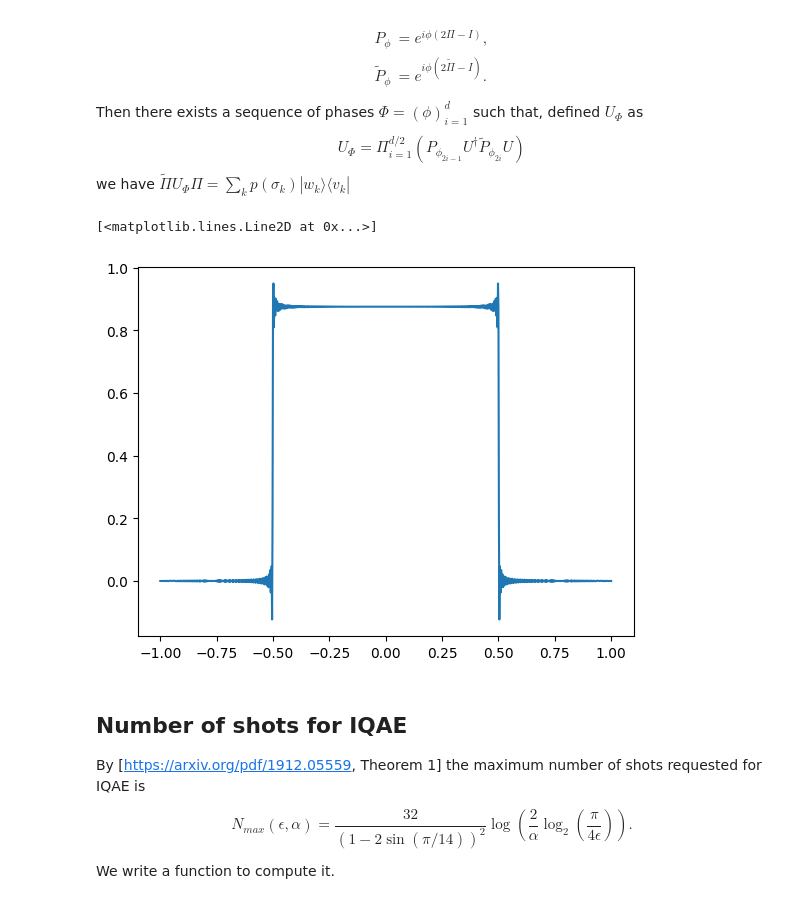
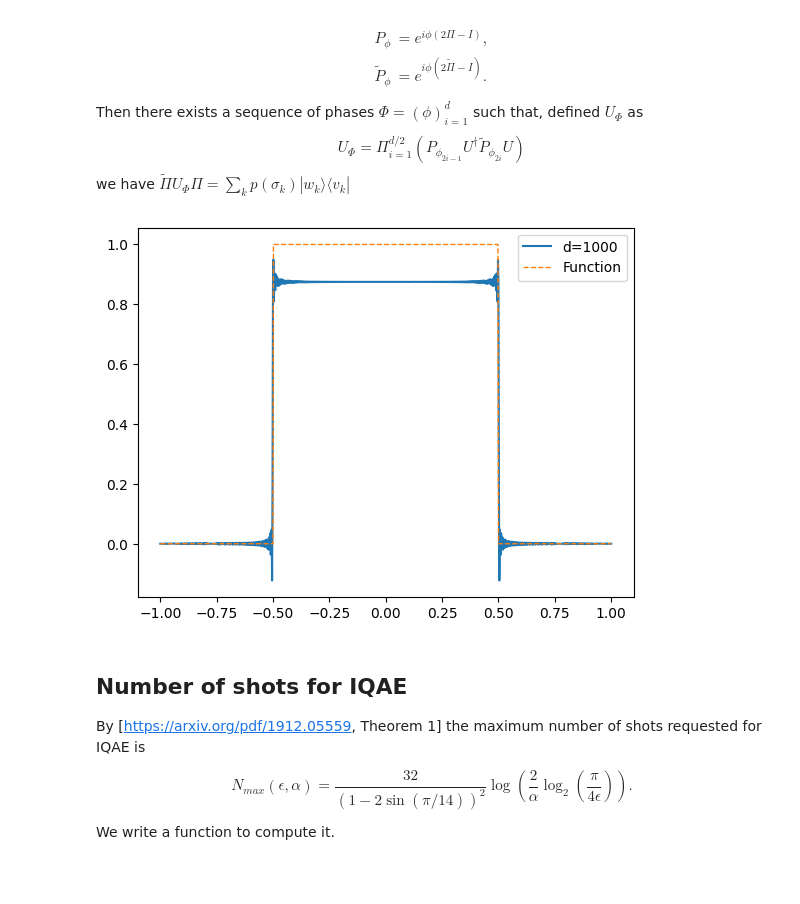
Before and after one commit to usesnames/QSVT4CRA, a Jupyter notebook: CRA_QSVT.ipynb, the cells around one changed output. Drawn from its saved outputs; the diff is of its cells as text; code cells hidden in the pictures; blank space fills up the shorter version.

```diff
--- a/CRA_QSVT.ipynb
+++ b/CRA_QSVT.ipynb
@@ -226,24 +226,30 @@ with open('phases.csv', newline='') as csvfile:
 # %%
 def plot_poly(poly, lin=1000, range_min=0, range_max=1., parity=0):
     xs = np.linspace(range_min, range_max, lin)
 
     ys = np.zeros(len(xs))
     y = np.arccos(xs)
 
     if parity == 0:
         for k in range(1, len(poly) + 1, 2):
             ys += poly[k - 1] * np.cos((k - 1) * y)
     else:
         for k in range(2, len(poly) + 1, 2):
             ys += poly[k - 1] * np.cos((k - 1) * y)
 
     # print(ys)
-    display(plt.plot(xs, ys))
+    figure = plt.figure()
+    plt.plot(xs, ys)
+    # add plot of a threshold function
+    threshold_function = lambda x: 1 if np.abs(x) < 0.5 else 0
+    ys_threshold = [threshold_function(x) for x in xs]
+    plt.plot(xs, ys_threshold, linestyle="--", linewidth=1)
+    plt.legend(["d=1000", "Function"])
+    plt.savefig("poly_approx.pdf", format="pdf")
 
 plot_poly(poly_1000_ch, lin=1001, range_min=-1, range_max=1, parity=0)
 # %% [output]
-[<matplotlib.lines.Line2D at 0x...>]
-[figure, old version]
+[figure, new version]
 # %%
 def cheby_coef_to_func(x, coef, parity, partialcoef=True):
     """
```
Also changed, not shown: parts of 8 cells of this notebook, 58 other files.
